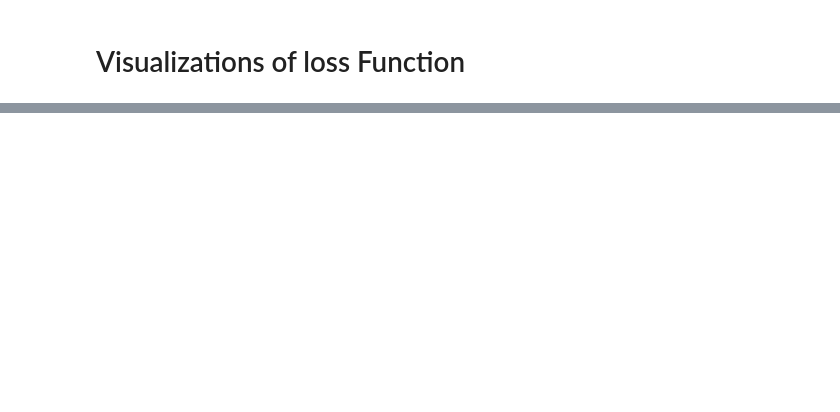
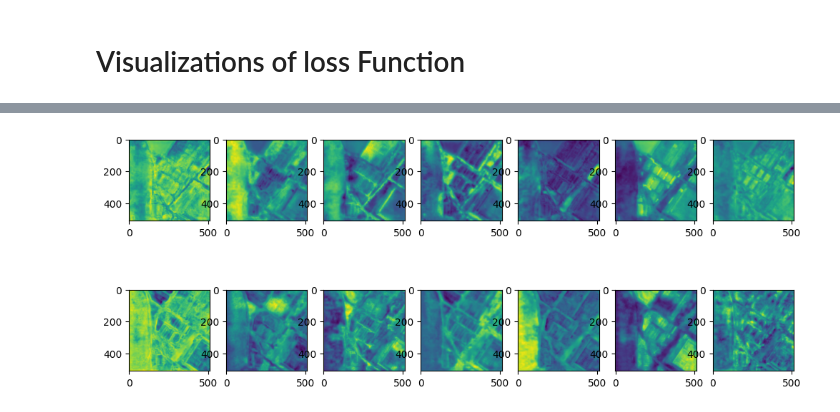
Before and after one commit to Buddhi19/ChangeDetection, a Jupyter notebook: visuals.ipynb, the cells around one changed output, grey strips where cells are left out. Saved outputs shown, nothing was run; the diff lists cells and outputs as text; code cells hidden in the pictures; blank space fills up the shorter version.

```diff
--- a/visuals.ipynb
+++ b/visuals.ipynb
@@ -301,0 +200,8 @@ IndexError: index 6 is out of bounds for axis 1 with size 6
+# %%
+fig, axes = plt.subplots(2, 7, figsize=(12, 5))
+for i in range(7):
+    axes[0, i].imshow(output_semantic_t1[0][i].cpu().detach().numpy())
+    axes[1, i].imshow(output_semantic_t2[0][i].cpu().detach().numpy())
+plt.show()
+# %% [output]
+[figure, added]
```
Also changed, not shown: parts of 12 cells of this notebook, 28 other files.
